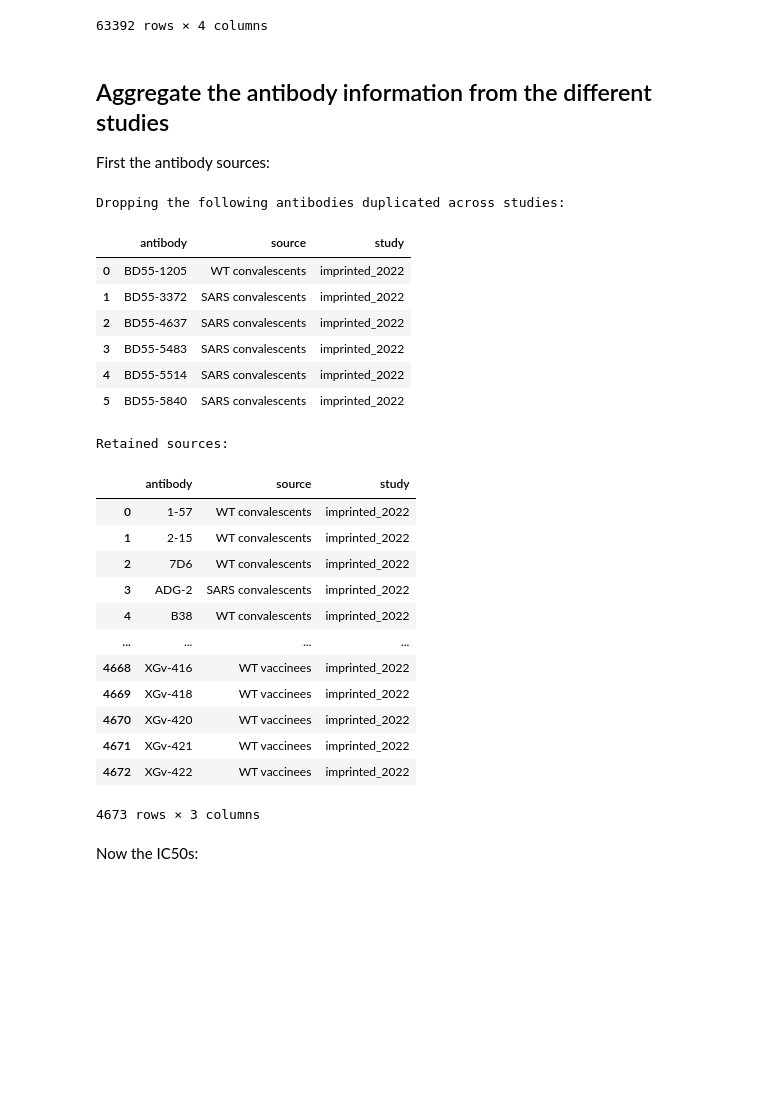
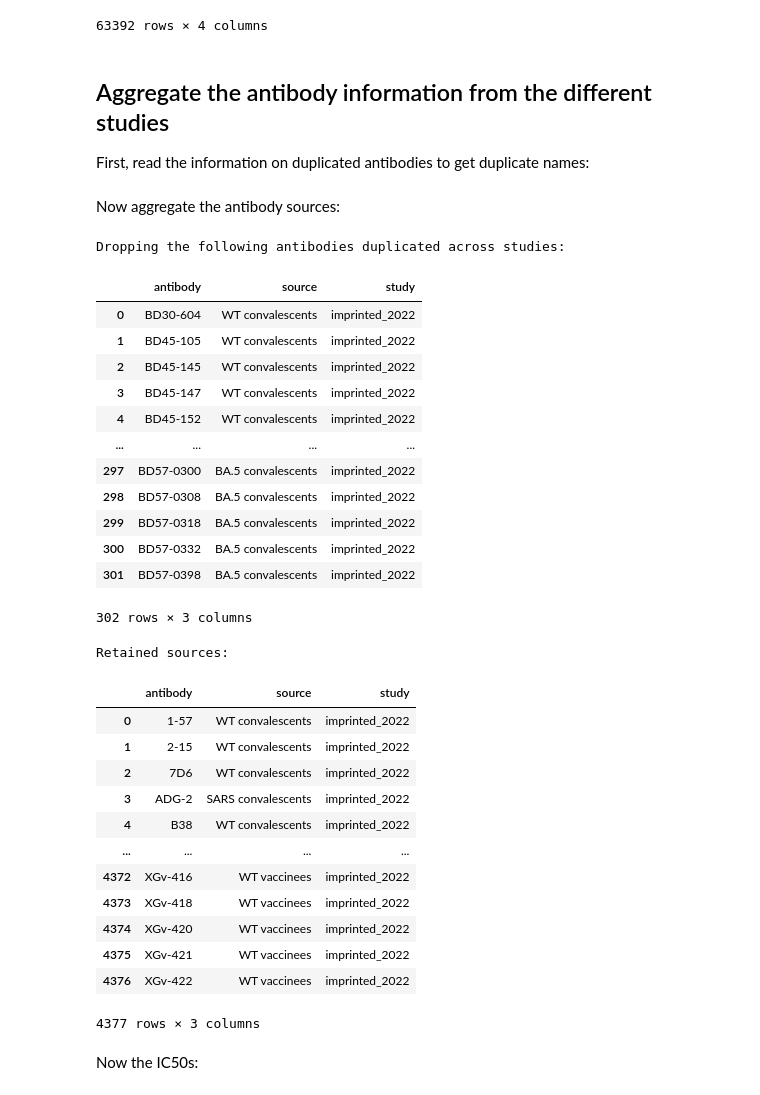
Before and after one commit to jbloomlab/SARS2-RBD-escape-calc, a Jupyter notebook: process_data.ipynb, the cells around one changed output. Drawn from its saved outputs; the diff is of its cells as text; code cells hidden in the pictures; blank space fills up the shorter version.

```diff
--- a/process_data.ipynb
+++ b/process_data.ipynb
@@ -446,31 +446,59 @@ imprinted_2022_escape
 63392 rows × 4 columns
 # %% [markdown]
 ## Aggregate the antibody information from the different studies
-First the antibody sources:
+
+First, read the information on duplicated antibodies to get duplicate names:
+# %%
+antibody_renaming = (
+    pd.read_excel("Cao_data/all-repo-duplicates.xlsx")
+    .set_index("Antibody  Name")
+    ["BD equivalent name"]
+    .to_dict()
+)
+# %% [markdown]
+Now aggregate the antibody sources:
 # %%
-antibody_source = pd.concat(
-    [repeated_2023_source, imprinted_2022_source],
-    ignore_index=True,
+antibody_source = (
+    pd.concat(
+        [repeated_2023_source, imprinted_2022_source],
+        ignore_index=True,
+    )
+    .assign(
+        antibody=lambda x: x["antibody"].map(
+            lambda a: antibody_renaming[a] if a in antibody_renaming else a
+        ),
+    )
+)
+
+assert (
+    antibody_source["antibody"].nunique()
+    == len(antibody_source[["antibody", "source"]].drop_duplicates())
 )
 
 print("Dropping the following antibodies duplicated across studies:")
 display(antibody_source.groupby("antibody").tail(-1).reset_index(drop=True))
 
 # keep just one of antibodies repeated across studies
 antibody_source = antibody_source.groupby("antibody").first().reset_index()
 
 print("\nRetained sources:")
 display(antibody_source)
 # %% [output]
 Dropping the following antibodies duplicated across studies:
 |  | antibody | source | study |
-| 0 | BD55-1205 | WT convalescents | imprinted_2022 |
-| 1 | BD55-3372 | SARS convalescents | imprinted_2022 |
-| 2 | BD55-4637 | SARS convalescents | imprinted_2022 |
-| 3 | BD55-5483 | SARS convalescents | imprinted_2022 |
-| 4 | BD55-5514 | SARS convalescents | imprinted_2022 |
-| 5 | BD55-5840 | SARS convalescents | imprinted_2022 |
+| 0 | BD30-604 | WT convalescents | imprinted_2022 |
+| 1 | BD45-105 | WT convalescents | imprinted_2022 |
+| 2 | BD45-145 | WT convalescents | imprinted_2022 |
+| 3 | BD45-147 | WT convalescents | imprinted_2022 |
+| 4 | BD45-152 | WT convalescents | imprinted_2022 |
+| ... | ... | ... | ... |
+| 297 | BD57-0300 | BA.5 convalescents | imprinted_2022 |
+| 298 | BD57-0308 | BA.5 convalescents | imprinted_2022 |
+| 299 | BD57-0318 | BA.5 convalescents | imprinted_2022 |
+| 300 | BD57-0332 | BA.5 convalescents | imprinted_2022 |
+| 301 | BD57-0398 | BA.5 convalescents | imprinted_2022 |
-Retained sources:
+302 rows × 3 columns
+Retained sources:
 |  | antibody | source | study |
 | 0 | 1-57 | WT convalescents | imprinted_2022 |
 | 1 | 2-15 | WT convalescents | imprinted_2022 |
@@ -478,12 +506,12 @@ Retained sources:
 | 3 | ADG-2 | SARS convalescents | imprinted_2022 |
 | 4 | B38 | WT convalescents | imprinted_2022 |
 | ... | ... | ... | ... |
-| 4668 | XGv-416 | WT vaccinees | imprinted_2022 |
-| 4669 | XGv-418 | WT vaccinees | imprinted_2022 |
-| 4670 | XGv-420 | WT vaccinees | imprinted_2022 |
-| 4671 | XGv-421 | WT vaccinees | imprinted_2022 |
-| 4672 | XGv-422 | WT vaccinees | imprinted_2022 |
+| 4372 | XGv-416 | WT vaccinees | imprinted_2022 |
+| 4373 | XGv-418 | WT vaccinees | imprinted_2022 |
+| 4374 | XGv-420 | WT vaccinees | imprinted_2022 |
+| 4375 | XGv-421 | WT vaccinees | imprinted_2022 |
+| 4376 | XGv-422 | WT vaccinees | imprinted_2022 |
-4673 rows × 3 columns
+4377 rows × 3 columns
 # %% [markdown]
 Now the IC50s:
 # %%
```
Also changed, not shown: parts of 4 cells of this notebook, 10 other files.
